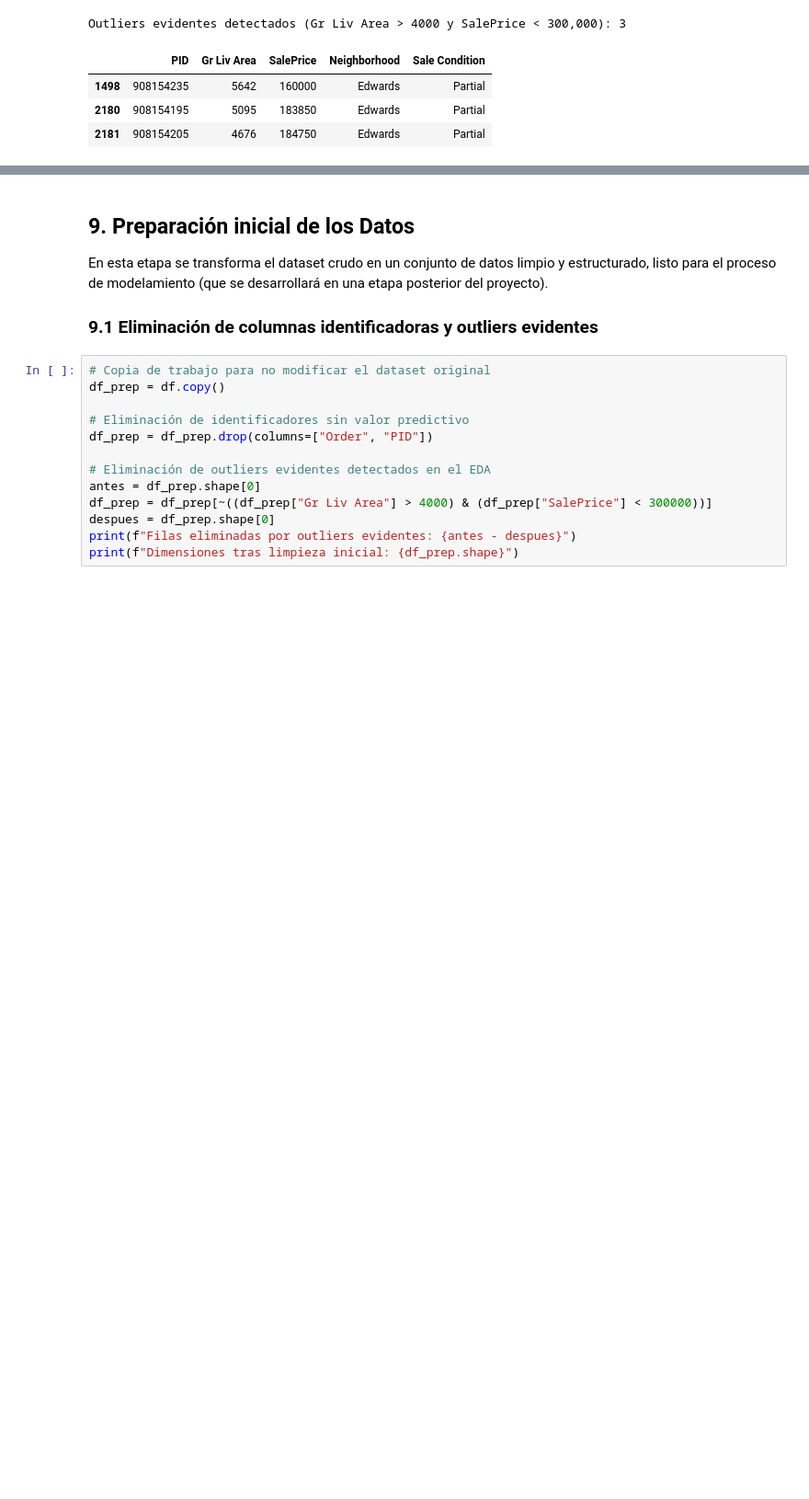
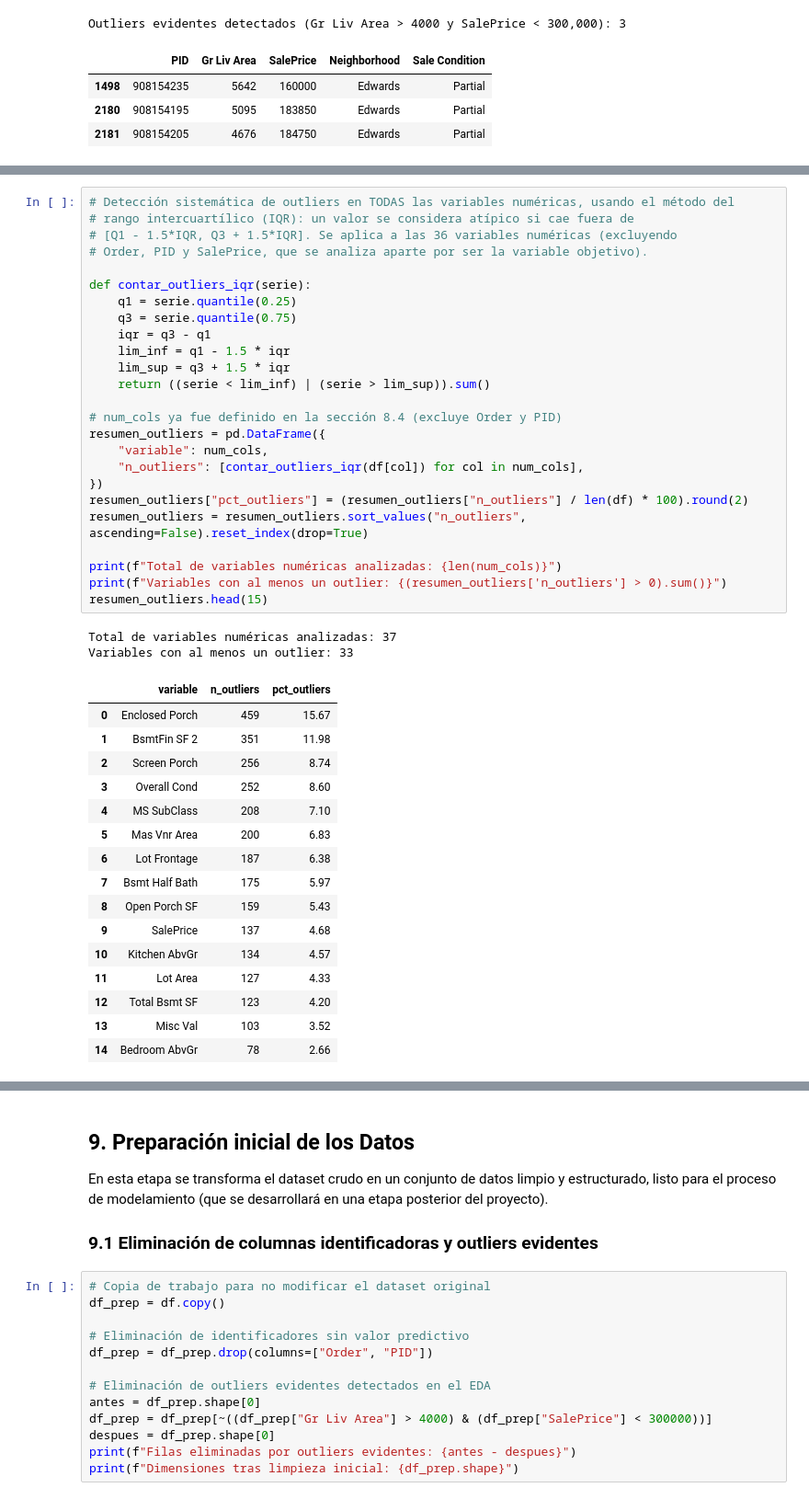
Before and after one commit to obicarrasco/machine-learning, a Jupyter notebook: housing-prices-ml/notebooks/Housing_EV1_EV2.ipynb, the cells around one changed output, grey strips where cells are left out. Shown at 92% size. Drawn from its saved outputs; the diff is of its cells as text; blank space fills up the shorter version.

```diff
--- a/housing-prices-ml/notebooks/Housing_EV1_EV2.ipynb
+++ b/housing-prices-ml/notebooks/Housing_EV1_EV2.ipynb
@@ -483,0 +486,44 @@ Outliers evidentes detectados (Gr Liv Area > 4000 y SalePrice < 300,000): 3
+# %%
+# Detección sistemática de outliers en TODAS las variables numéricas, usando el método del
+# rango intercuartílico (IQR): un valor se considera atípico si cae fuera de
+# [Q1 - 1.5*IQR, Q3 + 1.5*IQR]. Se aplica a las 36 variables numéricas (excluyendo
+# Order, PID y SalePrice, que se analiza aparte por ser la variable objetivo).
+
+def contar_outliers_iqr(serie):
+    q1 = serie.quantile(0.25)
+    q3 = serie.quantile(0.75)
+    iqr = q3 - q1
+    lim_inf = q1 - 1.5 * iqr
+    lim_sup = q3 + 1.5 * iqr
+    return ((serie < lim_inf) | (serie > lim_sup)).sum()
+
+# num_cols ya fue definido en la sección 8.4 (excluye Order y PID)
+resumen_outliers = pd.DataFrame({
+    "variable": num_cols,
+    "n_outliers": [contar_outliers_iqr(df[col]) for col in num_cols],
+})
+resumen_outliers["pct_outliers"] = (resumen_outliers["n_outliers"] / len(df) * 100).round(2)
+resumen_outliers = resumen_outliers.sort_values("n_outliers", ascending=False).reset_index(drop=True)
+
+print(f"Total de variables numéricas analizadas: {len(num_cols)}")
+print(f"Variables con al menos un outlier: {(resumen_outliers['n_outliers'] > 0).sum()}")
+resumen_outliers.head(15)
+# %% [output]
+Total de variables numéricas analizadas: 37
+Variables con al menos un outlier: 33
+|  | variable | n_outliers | pct_outliers |
+| 0 | Enclosed Porch | 459 | 15.67 |
+| 1 | BsmtFin SF 2 | 351 | 11.98 |
+| 2 | Screen Porch | 256 | 8.74 |
+| 3 | Overall Cond | 252 | 8.60 |
+| 4 | MS SubClass | 208 | 7.10 |
+| 5 | Mas Vnr Area | 200 | 6.83 |
+| 6 | Lot Frontage | 187 | 6.38 |
+| 7 | Bsmt Half Bath | 175 | 5.97 |
+| 8 | Open Porch SF | 159 | 5.43 |
+| 9 | SalePrice | 137 | 4.68 |
+| 10 | Kitchen AbvGr | 134 | 4.57 |
+| 11 | Lot Area | 127 | 4.33 |
+| 12 | Total Bsmt SF | 123 | 4.20 |
+| 13 | Misc Val | 103 | 3.52 |
+| 14 | Bedroom AbvGr | 78 | 2.66 |
```
Also changed, not shown: parts of 3 cells of this notebook, 2 other files.
